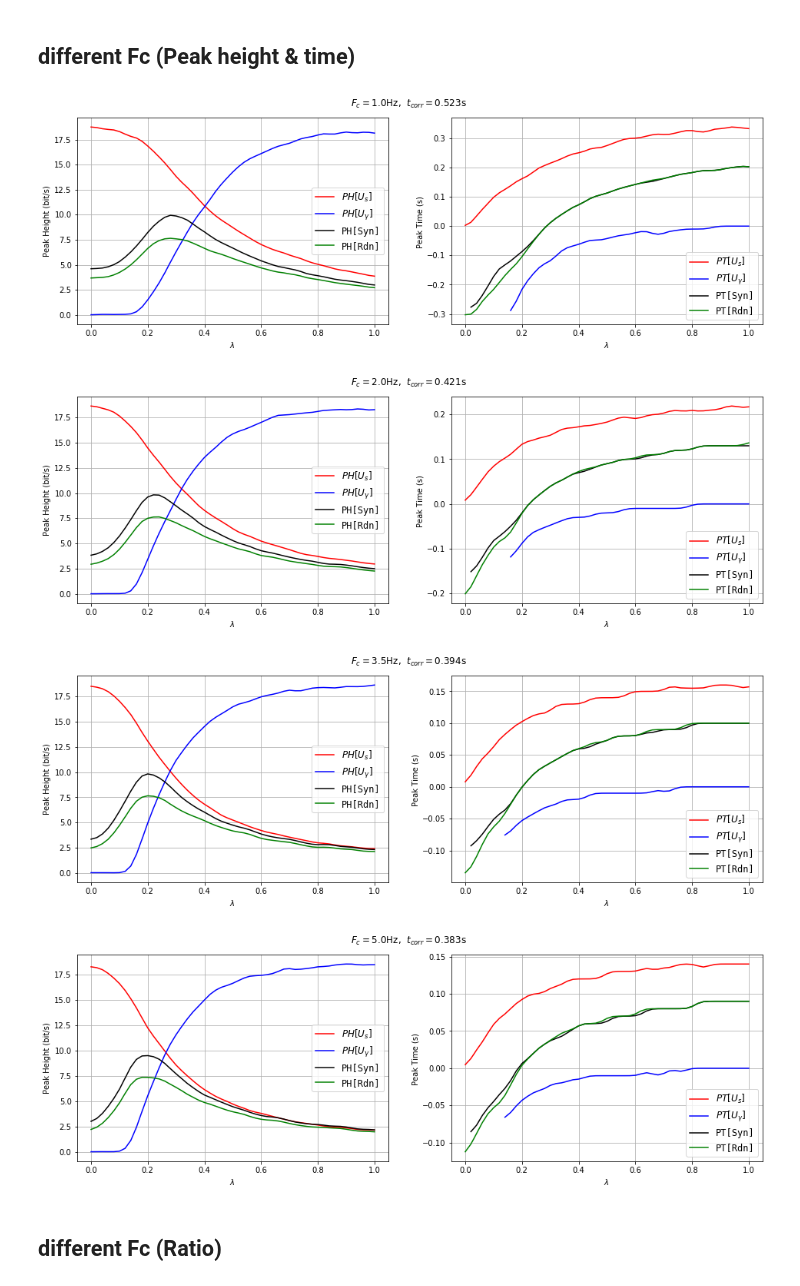
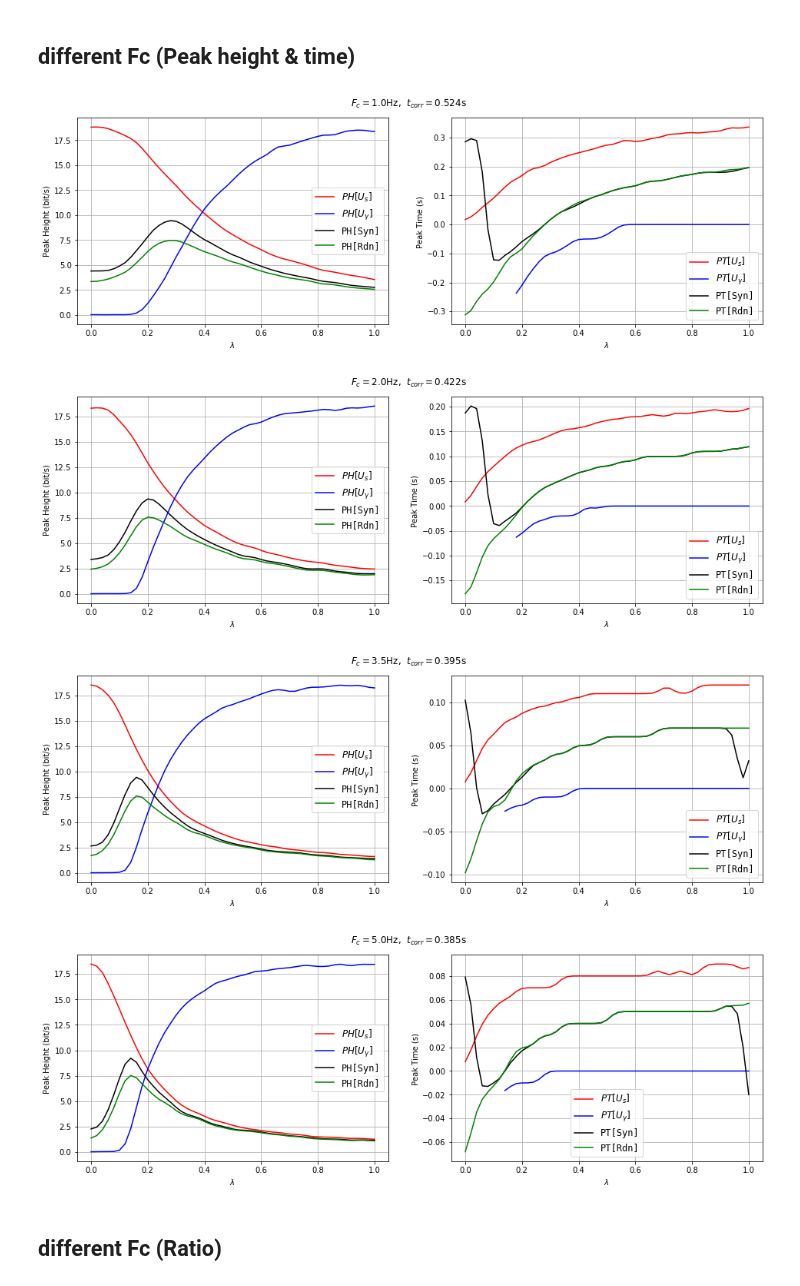
Before and after one commit to llincooi/retina_python, a Jupyter notebook: Information_curve_ properties vs. lambda-all_Fc-poison.ipynb, the cells around one changed output. Drawn from its saved outputs; the diff is of its cells as text; code cells hidden in the pictures.

```diff
--- a/Information_curve_ properties vs. lambda-all_Fc-poison.ipynb
+++ b/Information_curve_ properties vs. lambda-all_Fc-poison.ipynb
@@ -146,11 +146,14 @@ for annots in annots_list:
     TimeStamps =np.round(np.squeeze(annots['TimeStamps']))
     TimeStamps = TimeStamps.astype(int)
     x = annots['a_data'][0, TimeStamps[0]*sampling_rate:TimeStamps[1]*sampling_rate+1]
+    x = ndimage.gaussian_filter1d(x, sigma=int(sampling_rate*dt/2), mode='reflect') / dt
     x = x[::int(sampling_rate*dt)]
     x = x.astype(float)
     x = (x -np.mean(x))/np.std(x)
     T = np.arange(1,len(x)+1)*dt
-    v = ndimage.gaussian_filter1d(x, sigma=5, order=1, mode='reflect') / dt
+#     tv = ndimage.gaussian_filter1d(x, sigma=1, order=1, mode='reflect') / dt
+    v = np.append(0,np.diff(x))/dt
+
 
     x_list.append(x.copy())
     v_list.append(v.copy())
@@ -166,7 +169,7 @@ for annots in annots_list:
 # Model one: simple estimation
 window = [-1,1] # second
 # Lambdas = np.hstack((np.arange(0,100,20), np.arange(100,1000,100)))
-Lambdas =  np.append(np.arange(0,1.0,0.02),1.0)
+Lambdas =  np.arange(0,1.02,0.02)
 Ux_peaktime_list =[]
 Uv_peaktime_list = []
 Syn_peaktime_list = []
@@ -211,6 +214,11 @@ for i in range(len(annots_list)):
         Uv = Information[('Beer','UIv')]
         Syner = Information[('Beer','Syn')]
         Redun = Information[('Beer','Red')]
+#         plt.plot(Ux,'r')
+#         plt.plot(Uv,'b')
+#         plt.plot(Syner,'k')
+#         plt.plot(Redun,'g')
+#         plt.show()
         #find peak
         Ux_peaktime.append( timeshift[int(np.mean(np.where(Ux == max(Ux))))])
         Uv_peaktime.append( timeshift[int(np.mean(np.where(Uv == max(Uv))))])
@@ -253,43 +261,43 @@ for i in range(len(annots_list)):
     xvMeatingTime = np.interp(1,  Uv_peakH_list[i]/Ux_peakH_list[i], Lambdas)
     xvMeatingHeight = np.interp(xvMeatingTime,  Lambdas, Ux_peakH_list[i])
     ax2.plot(Lambdas,ndimage.gaussian_filter1d(Ux_peakH_list[i], sigma=1, mode='reflect'), 'r-')
     ax2.plot(Lambdas,ndimage.gaussian_filter1d(Uv_peakH_list[i], sigma=1, mode='reflect'), 'b-')
     ax2.plot(Lambdas,ndimage.gaussian_filter1d(Syn_peakH_list[i], sigma=1, mode='reflect'), 'k-')
     ax2.plot(Lambdas,ndimage.gaussian_filter1d(Rdn_peakH_list[i], sigma=1, mode='reflect'), 'g-')
 #     ax2.scatter(xvMeatingTime, xvMeatingHeight, c = 'purple',zorder = 10)
     TurningTime = np.interp(np.where(Syn_peakH_list[i] == max(Syn_peakH_list[i]))[0][0],  np.arange(len(Lambdas)), Lambdas)
 #     ax2.scatter(TurningTime , max(Syn_peakH_list[i]), c = 'y',zorder = 10)
     ax2.set_xlabel(r'$\lambda $ ')
     ax2.set_ylabel(r'Peak Height (bit/s)')
     ax2.grid(True)
     ax2.legend((r'$PH[U_s]$', r'$PH[U_{\gamma}]$', 'PH[Syn]', 'PH[Rdn]', '$\lambda$ = '+str(round(xvMeatingTime,3))+'', '$\lambda$ = '+str(round(TurningTime,3))+''), loc='best', prop={'size': 'large', 'family': 'monospace'})
 
 
 #     ndimage.gaussian_filter1d(x, sigma=5, order=1, mode='reflect')
-    usefullI = np.where(Ux_peakH_list[i]>=8)
-    usefullI =range(51)
+    usefullI = np.where(Ux_peakH_list[i]>=0.1)
+#     usefullI =range(51)
     ax3.plot(Lambdas[usefullI],ndimage.gaussian_filter1d(Ux_peaktime_list[i][usefullI], sigma=1, mode='reflect'), 'r-')
     usefullI = np.where(Uv_peakH_list[i]>=0.08)
     ax3.plot(Lambdas[usefullI],ndimage.gaussian_filter1d(Uv_peaktime_list[i][usefullI], sigma=1, mode='reflect'), 'b-')
-    usefullI = np.where(Syn_peakH_list[i]>=8)
-    usefullI =np.arange(1,51)
+    usefullI = np.where(Syn_peakH_list[i]>=0.1)
+#     usefullI =np.arange(1,51)
     ax3.plot(Lambdas[usefullI],ndimage.gaussian_filter1d(Syn_peaktime_list[i][usefullI], sigma=1, mode='reflect'), 'k-')
-    usefullI = np.where(Rdn_peakH_list[i]>=1)
-    usefullI =np.arange(0,51)
+    usefullI = np.where(Rdn_peakH_list[i]>=0.1)
+#     usefullI =np.arange(0,51)
     ax3.plot(Lambdas[usefullI],ndimage.gaussian_filter1d(Rdn_peaktime_list[i][usefullI], sigma=1, mode='reflect'), 'g-')
 
 #     zeroTime = np.interp(0, Syn_peaktime_list[i][1:], Lambdas[1:])
 #     ax3.scatter(zeroTime, 0, c='y')
     ax3.set_xlabel(r'$\lambda$ ')
     ax3.set_ylabel('Peak Time (s) ')
     ax3.legend( (r'$U_x$ ; '+str(round(Ux_peaktime_list[i][-1],3)), r'$U_v$ ; '+str(round(Uv_peaktime_list[i][-1],3)), 'synergy; '+str(round(Syn_peaktime[-1],3)), 'redundancy; '+str(round(Rdn_peaktime_list[i][-1],3))), loc='best', prop={'size': 'large', 'family': 'monospace'})
     ax3.legend( (r'$PT[U_s]$', r'$PT[U_{\gamma}]$', 'PT[Syn]', 'PT[Rdn]'), loc='best', prop={'size': 'large', 'family': 'monospace'})
     ax3.grid(True)
 # %% [output]
-[figure, old version]
+[figure, new version]
-[figure, old version]
+[figure, new version]
-[figure, old version]
+[figure, new version]
-[figure, old version]
+[figure, new version]
 # %%
 if XOsave:
     for i in range(len(annots_list)):
```
Also changed, not shown: parts of 11 cells of this notebook, 30 other files.
